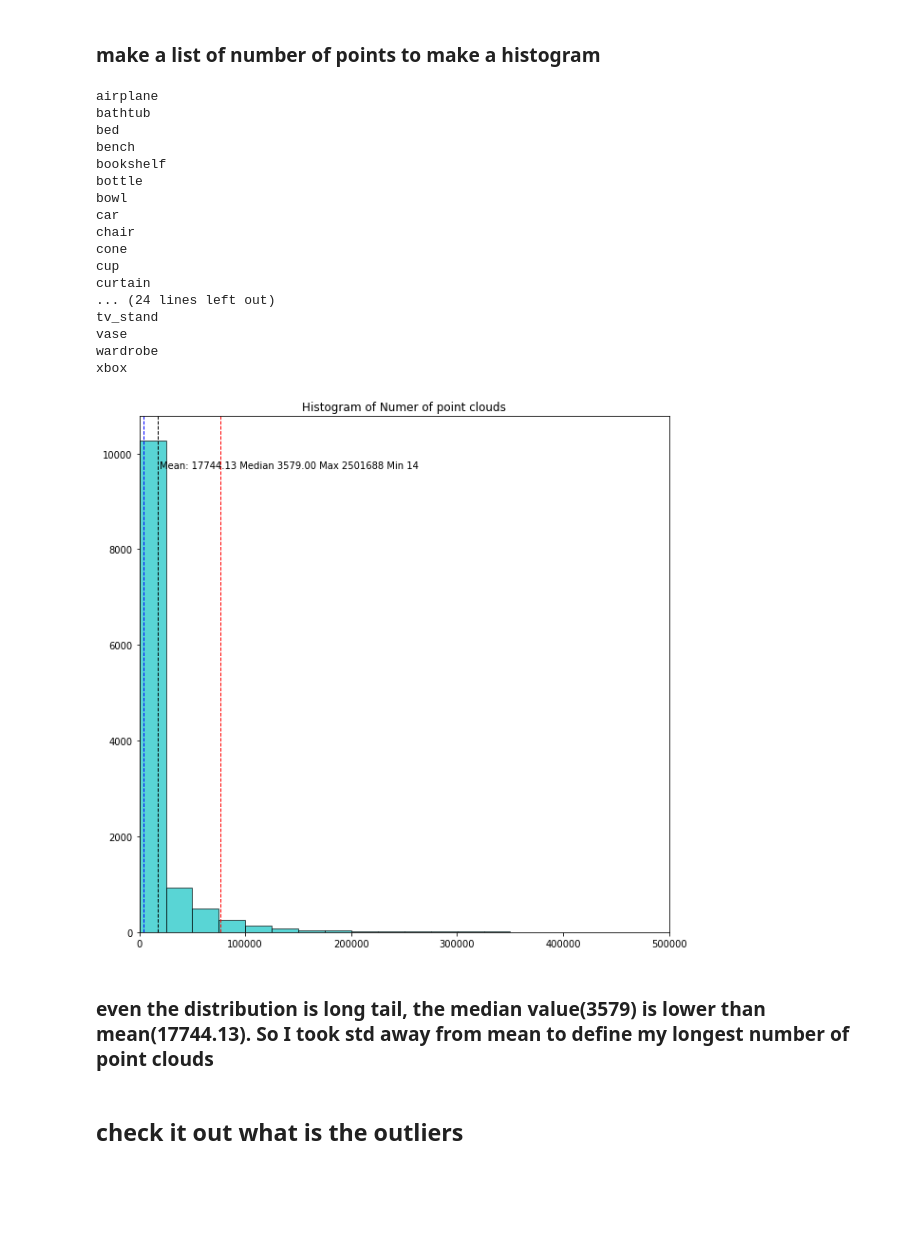
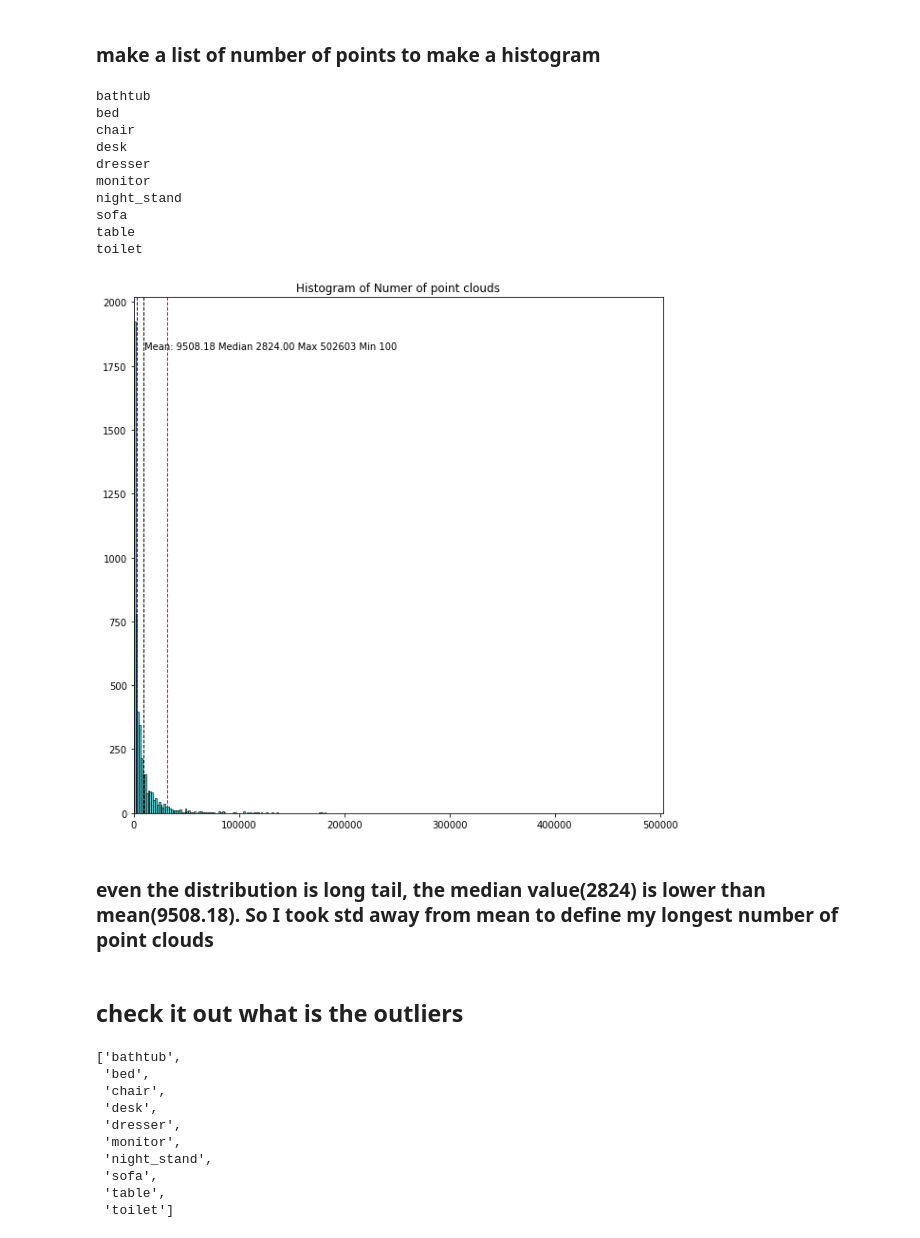
Before and after one commit to sunglyoungKim/Point_net_pytorch, a Jupyter notebook: Clean_data_set.ipynb, the cells around one changed output. Saved outputs shown, nothing was run; the diff lists cells and outputs as text; code cells hidden in the pictures; blank space fills up the shorter version.

```diff
--- a/Clean_data_set.ipynb
+++ b/Clean_data_set.ipynb
@@ -31,7 +31,8 @@ ax.scatter3D(xdata, ydata, zdata);
 # %% [markdown]
 ### make a list of number of points to make a histogram
 # %%
-root_dir = './ModelNet40/'
+# root_dir = './ModelNet40/'
+root_dir = './ModelNet10/'
 
 class_list =  os.listdir(root_dir)
 
@@ -63,49 +64,55 @@ for i in range(len(class_list)):
             n_pointers = len(data_set)
             num_points.append(n_pointers)
 # %% [output]
-airplane
 bathtub
 bed
-bench
-bookshelf
-bottle
-bowl
-car
 chair
-cone
-cup
-curtain
-... (24 lines left out)
-tv_stand
-vase
-wardrobe
-xbox
+desk
+dresser
+monitor
+night_stand
+sofa
+table
+toilet
 # %%
 num_points_np= np.array(num_points)
 # %%
 plt.figure(figsize=(10,10))
-result = plt.hist(num_points_np, bins=100, color='c', edgecolor='k', alpha=0.65)
+result = plt.hist(num_points_np, bins=300, color='c', edgecolor='k', alpha=0.65)
 plt.axvline(num_points_np.mean(), color='k', linestyle='dashed', linewidth=1)
 plt.axvline(np.median(num_points_np), color='b', linestyle='dashed', linewidth=1)
 
 
 plt.axvline(np.mean(num_points_np) + np.std(num_points_np), color='r', linestyle='dashed', linewidth=1)
 
 _, max_ = plt.ylim()
-plt.xlim([0, 500000])
+plt.xlim([0, max(num_points_np)])
 plt.title("Histogram of Numer of point clouds")
 plt.text(num_points_np.mean() + num_points_np.mean()/10,
          max_ - max_/10,
          'Mean: {:.2f} Median {:.2f} Max {} Min {}'.format(num_points_np.mean(), np.median(num_points_np),
                                              np.max(num_points_np), np.min(num_points_np)))
 
 plt.show()
 # %% [output]
-[figure, old version]
+[figure, new version]
 # %% [markdown]
-### even the distribution is long tail, the median value(3579) is lower than mean(17744.13). So I took std away from mean to define my longest number of point clouds
+### even the distribution is long tail, the median value(2824) is lower than mean(9508.18). So I took std away from mean to define my longest number of point clouds
 # %% [markdown]
 ## check it out what is the outliers
 # %%
 max_num = int(np.mean(num_points_np) + 1 * np.std(num_points_np))
+# %%
+class_list
+# %% [output]
+['bathtub',
+ 'bed',
+ 'chair',
+ 'desk',
+ 'dresser',
+ 'monitor',
+ 'night_stand',
+ 'sofa',
+ 'table',
+ 'toilet']
 # %%
```
Also changed, not shown: parts of 5 cells of this notebook.
